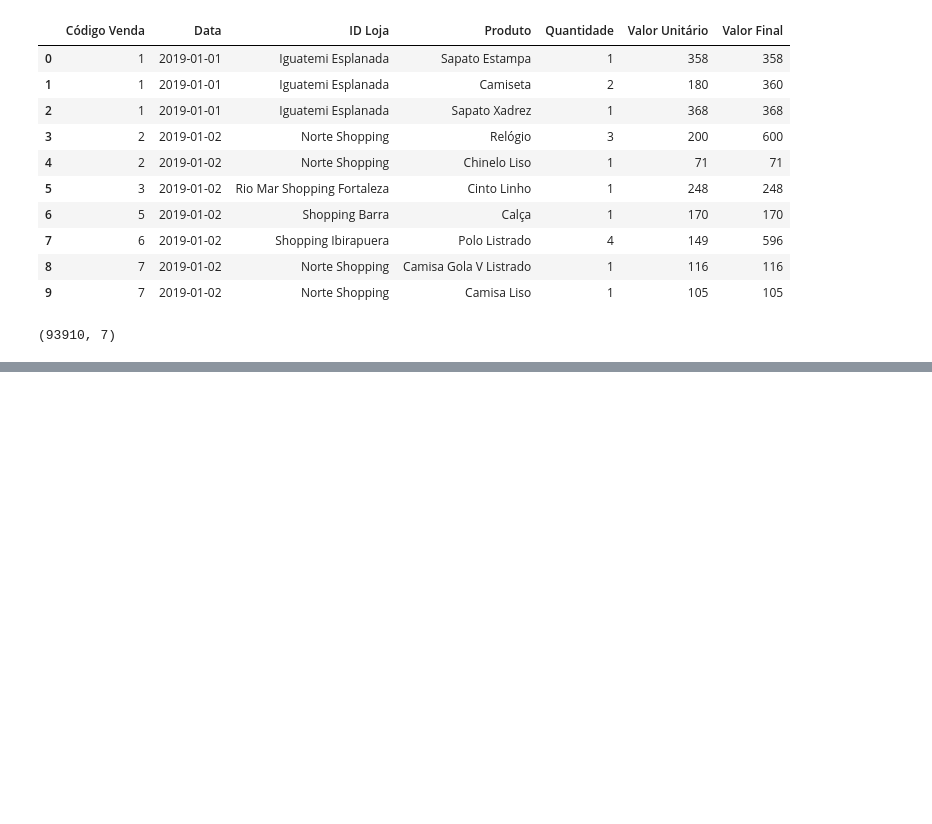
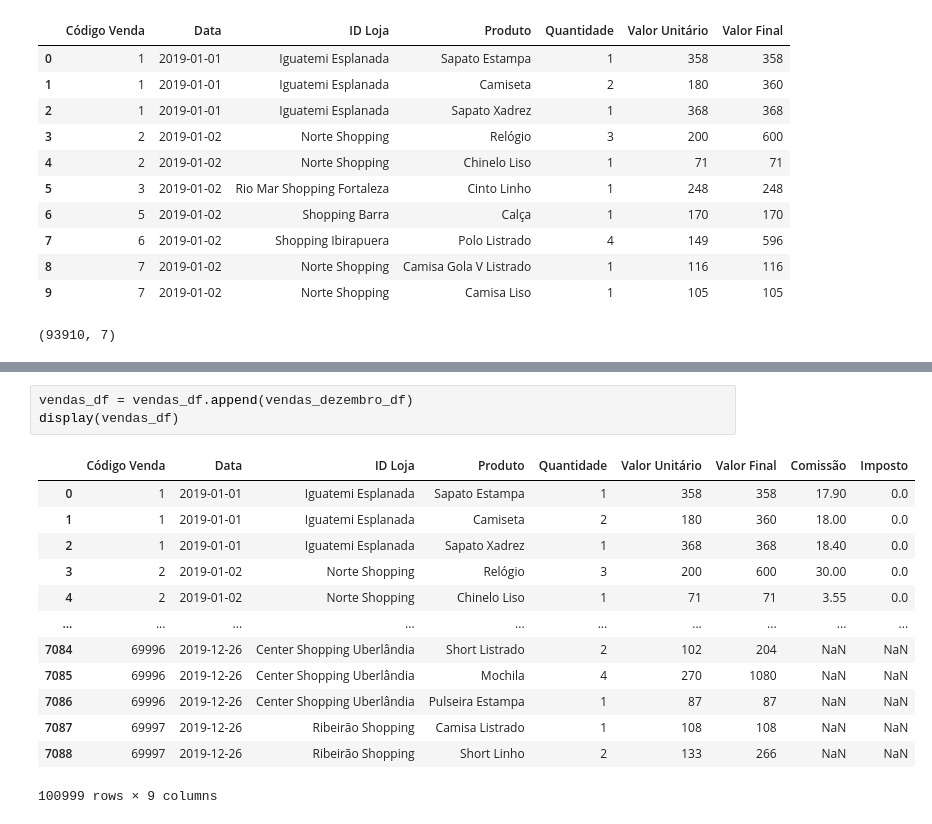
Before and after one commit to jeniferGoncalvesDaSilvaDev/pandas-python, a Jupyter notebook: pandas-learning.ipynb, the cells around one changed output, grey strips where cells are left out. Cells and saved outputs as stored; diff of their text form; blank space fills up the shorter version.

```diff
--- a/pandas-learning.ipynb
+++ b/pandas-learning.ipynb
@@ -76,0 +326,17 @@ display(vendas_df.describe())
+# %%
+vendas_df = vendas_df.append(vendas_dezembro_df)
+display(vendas_df)
+# %% [output]
+|  | Código Venda | Data | ID Loja | Produto | Quantidade | Valor Unitário | Valor Final | Comissão | Imposto |
+| 0 | 1 | 2019-01-01 | Iguatemi Esplanada | Sapato Estampa | 1 | 358 | 358 | 17.90 | 0.0 |
+| 1 | 1 | 2019-01-01 | Iguatemi Esplanada | Camiseta | 2 | 180 | 360 | 18.00 | 0.0 |
+| 2 | 1 | 2019-01-01 | Iguatemi Esplanada | Sapato Xadrez | 1 | 368 | 368 | 18.40 | 0.0 |
+| 3 | 2 | 2019-01-02 | Norte Shopping | Relógio | 3 | 200 | 600 | 30.00 | 0.0 |
+| 4 | 2 | 2019-01-02 | Norte Shopping | Chinelo Liso | 1 | 71 | 71 | 3.55 | 0.0 |
+| ... | ... | ... | ... | ... | ... | ... | ... | ... | ... |
+| 7084 | 69996 | 2019-12-26 | Center Shopping Uberlândia | Short Listrado | 2 | 102 | 204 | NaN | NaN |
+| 7085 | 69996 | 2019-12-26 | Center Shopping Uberlândia | Mochila | 4 | 270 | 1080 | NaN | NaN |
+| 7086 | 69996 | 2019-12-26 | Center Shopping Uberlândia | Pulseira Estampa | 1 | 87 | 87 | NaN | NaN |
+| 7087 | 69997 | 2019-12-26 | Ribeirão Shopping | Camisa Listrado | 1 | 108 | 108 | NaN | NaN |
+| 7088 | 69997 | 2019-12-26 | Ribeirão Shopping | Short Linho | 2 | 133 | 266 | NaN | NaN |
+100999 rows × 9 columns
```
Also changed, not shown: parts of 15 cells of this notebook.
